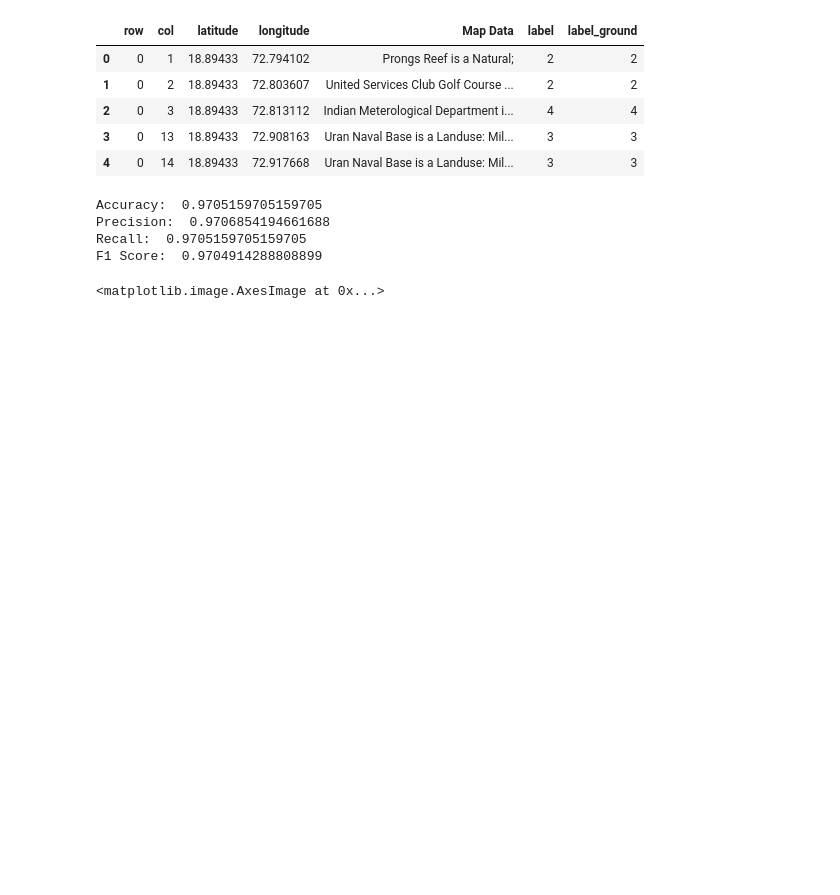
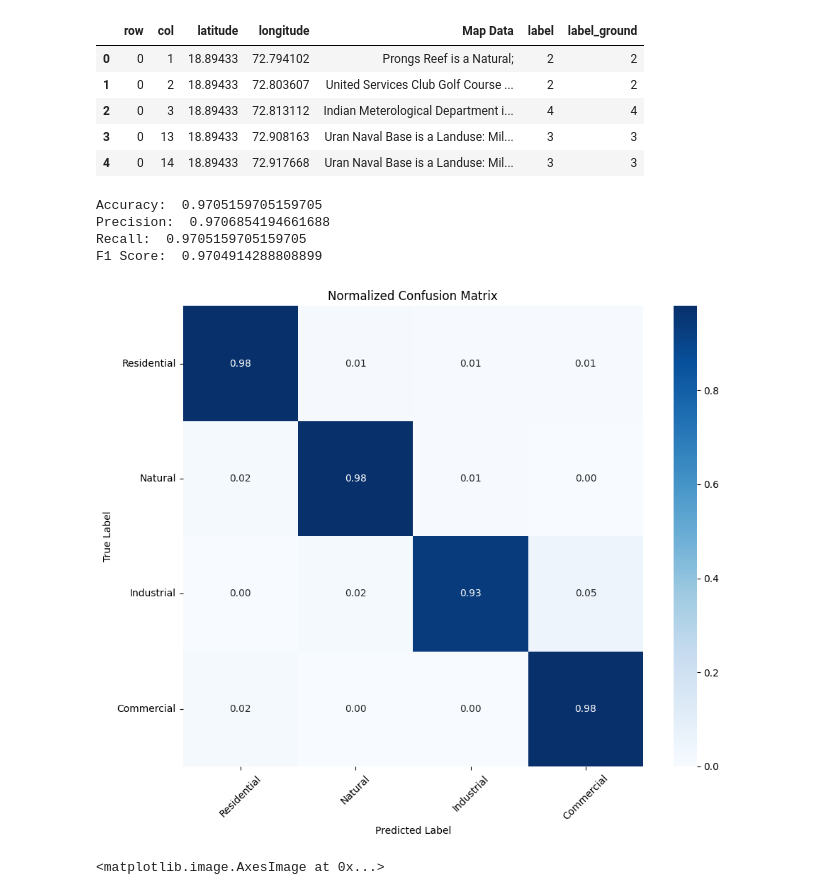
Before and after one commit to AkhilVaidya91/Marauders-Map, a Jupyter notebook: notebooks/evaluation.ipynb, the cells around one changed output. Drawn from its saved outputs; the diff is of its cells as text; code cells hidden in the pictures; blank space fills up the shorter version.

```diff
--- a/notebooks/evaluation.ipynb
+++ b/notebooks/evaluation.ipynb
@@ -38,6 +38,44 @@ Accuracy:  0.9705159705159705
 Precision:  0.9706854194661688
 Recall:  0.9705159705159705
 F1 Score:  0.9704914288808899
+# %%
+import numpy as np
+import matplotlib.pyplot as plt
+import seaborn as sns
+
+# Define the labels
+labels = ['Residential', 'Natural', 'Industrial', 'Commercial']
+
+# Create confusion matrix
+conf_matrix = confusion_matrix(y_true, y_pred)
+
+# Normalize the confusion matrix
+conf_matrix_norm = conf_matrix.astype('float') / conf_matrix.sum(axis=1)[:, np.newaxis]
+
+# Create the plot
+plt.figure(figsize=(10, 8))
+sns.heatmap(conf_matrix_norm,
+            annot=True,
+            fmt='.2f',
+            cmap='Blues',
+            xticklabels=labels,
+            yticklabels=labels,
+            square=True)
+
+plt.title('Normalized Confusion Matrix')
+plt.xlabel('Predicted Label')
+plt.ylabel('True Label')
+
+# Rotate the tick labels
+plt.xticks(rotation=45)
+plt.yticks(rotation=0)
+
+# Adjust layout to prevent label cutoff
+plt.tight_layout()
+
+plt.show()
+# %% [output]
+[figure, added]
 # %%
 ## confusion matrix
 
```
Also changed, not shown: 1 other file.
